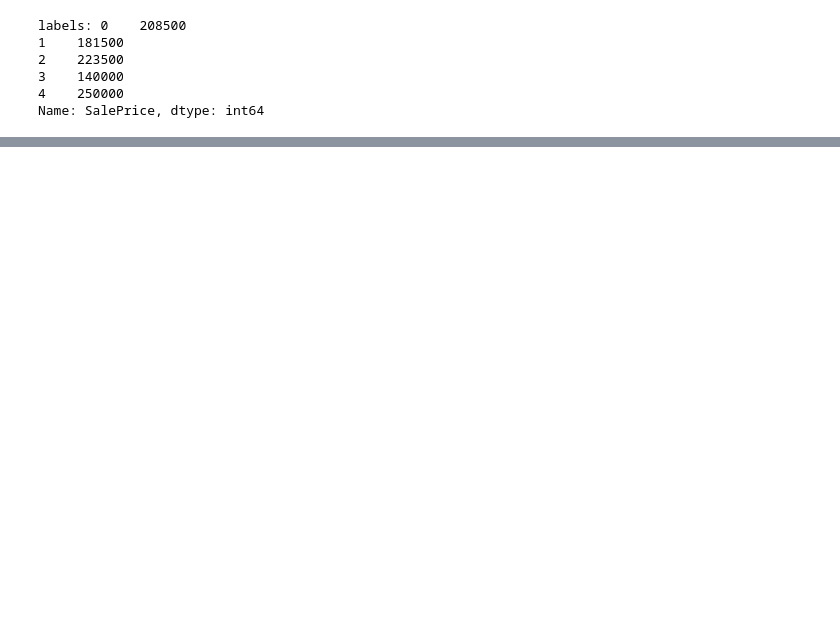
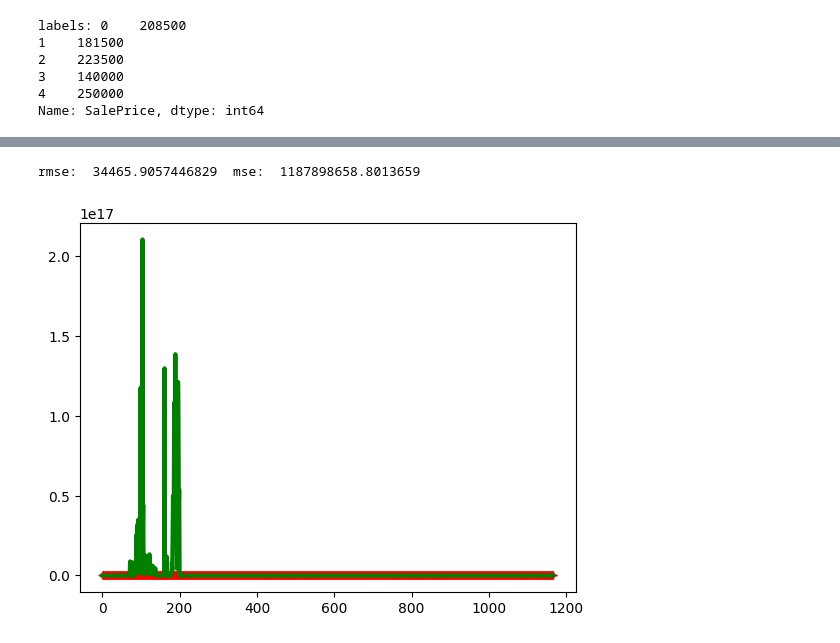
Before and after one commit to AdityaShandilyaS/datasets, a Jupyter notebook: housing_kaggle/housing_kaggle.ipynb, the cells around one changed output, grey strips where cells are left out. Drawn from its saved outputs; the diff is of its cells as text; code cells hidden in the pictures; blank space fills up the shorter version.

```diff
--- a/housing_kaggle/housing_kaggle.ipynb
+++ b/housing_kaggle/housing_kaggle.ipynb
@@ -322,0 +413,3 @@ Name: SalePrice, dtype: int64
+# %%
+train_data, train_labels = data_preparation_pipeline(pd.read_csv('train.csv'))
+train_data.shape
@@ -322,0 +442,16 @@ Name: SalePrice, dtype: int64
+# %%
+fields_worst = ["MSSubClass","YearBuilt","YearRemodAdd","ExterQual","BsmtCond","FireplaceQu",
+                 "GarageYrBlt","GarageQual","PoolQC","MiscFeature",
+                 "MoSold","YrSold","SaleType","SaleCondition","Street","Alley","LandContour","Utilities",
+                 "LotConfig","LandSlope","Condition2","BldgType","RoofMatl","BsmtFinType1","BsmtFinType2",
+                 "GarageCond","OverallCond","BsmtFinSF2","LowQualFinSF","BsmtHalfBath","3SsnPorch",
+                "ScreenPorch","PoolArea","MiscVal"]
+
+fields_new = ["LandContour","Utilities","LotConfig","Condition2","BldgType",
+              "RoofMatl","BsmtCond","BsmtFinType1","BsmtFinType2","GarageQual",
+              "GarageCond","MSSubClass","LowQualFinSF","BsmtHalfBath","3SsnPorch","MiscVal","YrSold"]
+
+numeric_fields = ["Id","LowQualFinSF","BsmtHalfBath","3SsnPorch","YrSold"]
+train_data.drop(fields_new, axis=1, inplace=True)
+housing_numeric.drop(numeric_fields, axis=1, inplace=True)
+housing_numeric.shape
@@ -322,0 +523,13 @@ Name: SalePrice, dtype: int64
+# %%
+train, train_labels, val, val_labels = split_train_val(train_data)
+# %%
+from sklearn.metrics import mean_squared_error
+
+lin_reg = LinearRegression()
+lin_reg.fit(train, train_labels)
+housing_predictions = lin_reg.predict(val)
+lin_mse = mean_squared_error(val_labels, housing_predictions)
+lin_rmse = np.sqrt(lin_mse)
+print("rmse: ", lin_rmse, " mse: ", lin_mse)
+# %% [output]
+rmse:  34465.9057446829  mse:  1187898658.8013659
@@ -322,0 +544,5 @@ Name: SalePrice, dtype: int64
+# %%
+lin_reg = LinearRegression()
+plot_learning_curves(lin_reg, train_data, train_labels)
+# %% [output]
+[figure, added]
```
Also changed, not shown: parts of 48 cells of this notebook, 15 other files.
